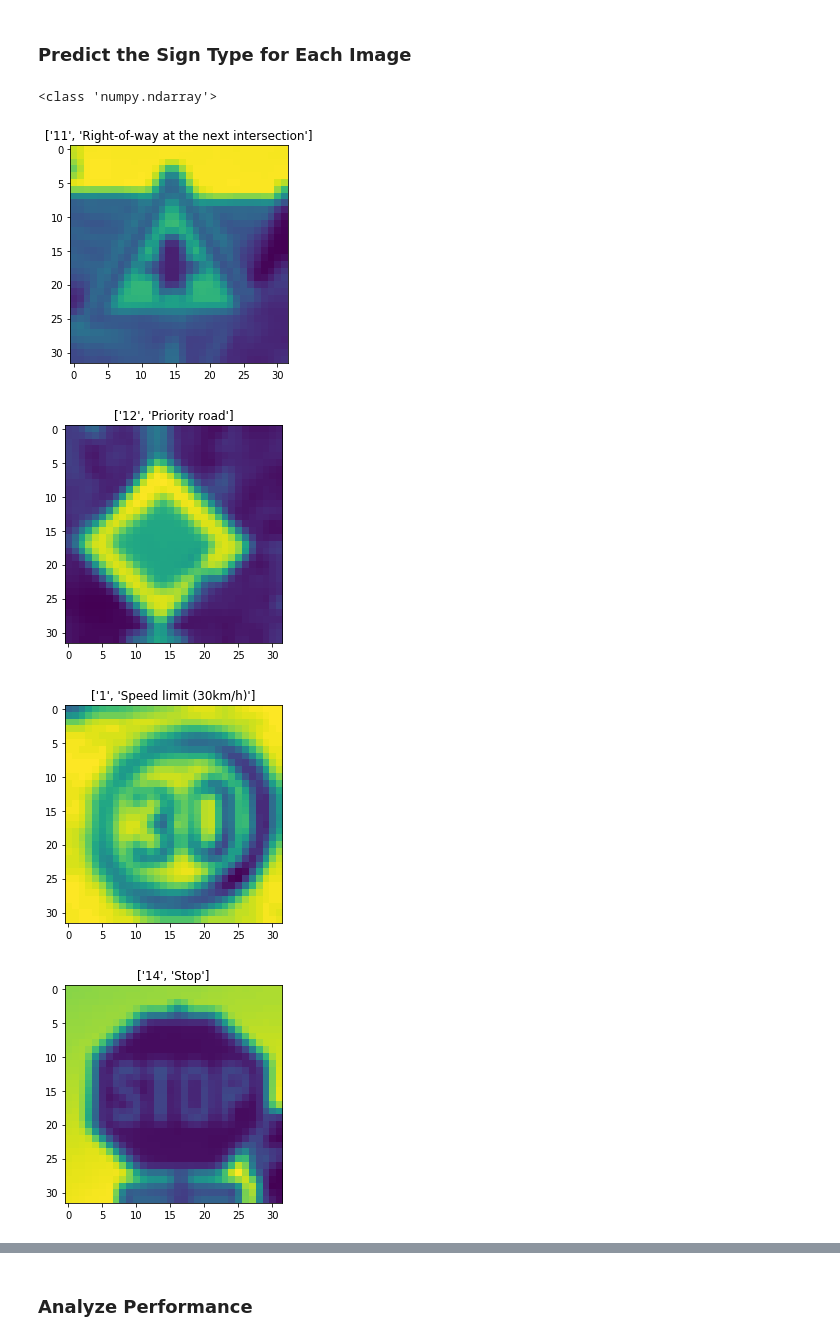
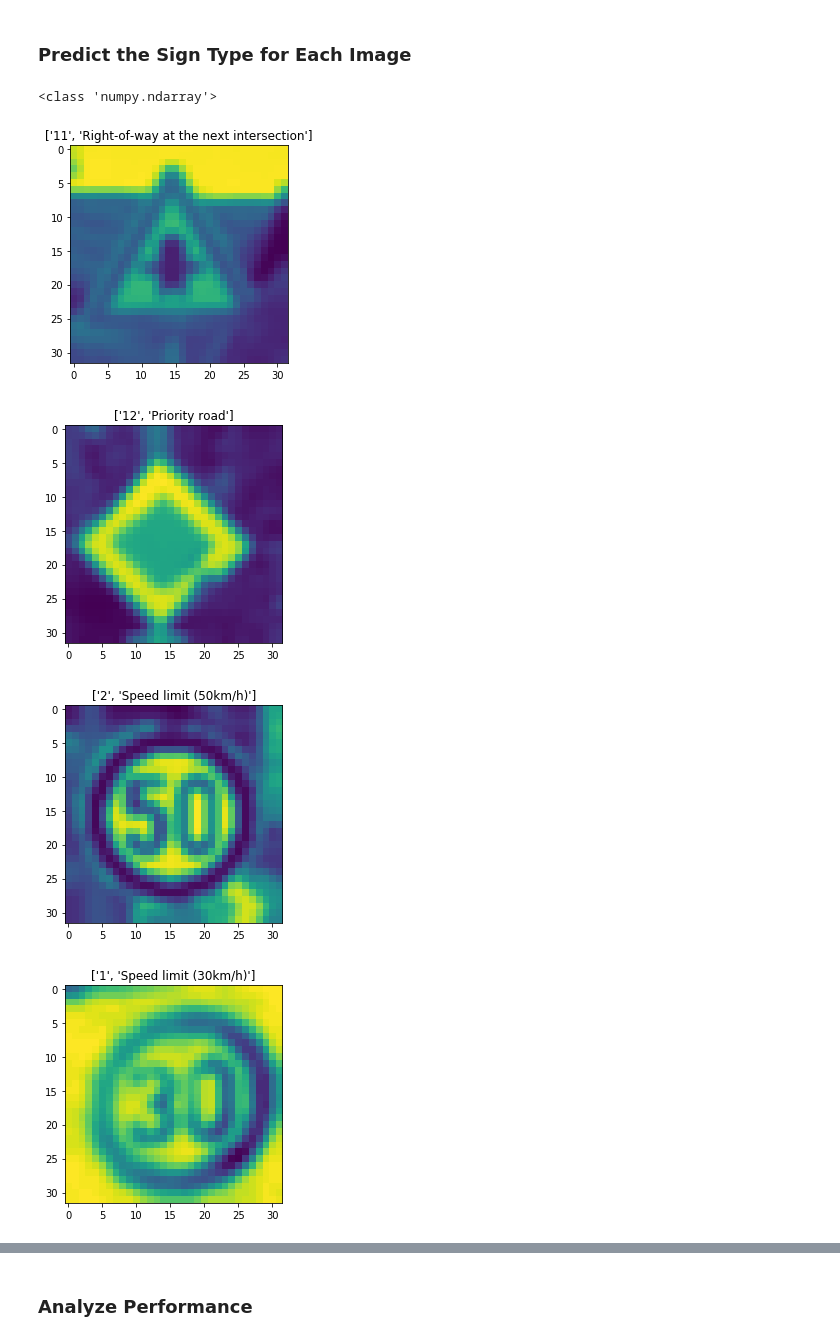
Before and after one commit to KSHIBA-HHQ/CarND-Traffic-Sign-Classifier-Project, a Jupyter notebook: Traffic_Sign_Classifier.ipynb, the cells around one changed output, grey strips where cells are left out. Saved outputs shown, nothing was run; the diff lists cells and outputs as text; code cells hidden in the pictures.

```diff
--- a/Traffic_Sign_Classifier.ipynb
+++ b/Traffic_Sign_Classifier.ipynb
@@ -1330,9 +1361,9 @@ sign.append(11)
 img.append(cv2.imread('./186x186.png', cv2.IMREAD_COLOR))
 sign.append(12)
 
-#249x249.png: (2) Speed limit (50km/h)
-#img.append(cv2.imread('./249x249.png', cv2.IMREAD_COLOR))
-#sign.append(2)
+#110x110.png: (2) Speed limit (50km/h)
+img.append(cv2.imread('./110x110.png', cv2.IMREAD_COLOR))
+sign.append(2)
 
 
 #80x80.png: (1)Speed limit (30km/h)
@@ -1342,32 +1373,32 @@ sign.append(1)
 #150x150.png: (14)Stop
 img.append(cv2.imread('./150x150.png', cv2.IMREAD_COLOR))
 sign.append(14)
 
 
 #348x348.png: (40) Roundabout mandatory
 img.append(cv2.imread('./348x348.png', cv2.IMREAD_COLOR))
 sign.append(40)
 
 
 test_image =[]
 test_data=[]
 
 for i in range(len(img)):
     test_image.append(cv2.resize(img[i], None, fx = 32/img[i].shape[0], fy = 32/img[i].shape[1]))
     test_data.append(MyConvertRGB2NRMGRAY(test_image[i],1+2+4))
 
 
 X_My_data=np.asarray(test_data)
 print(type(X_try))
 y_My_data=np.asarray(sign)
 
 for i in range(X_My_data.shape[0]):
     plt.figure()
     plt.imshow(X_My_data[i].squeeze())
     plt.title(xlist[y_My_data[i]])
 # %% [output]
 <class 'numpy.ndarray'>
 [figure]
 [figure]
-[figure, old version]
+[figure, new version]
-[figure, old version]
+[figure, new version]
```
Also changed, not shown: parts of 13 cells of this notebook, 1 other file.
